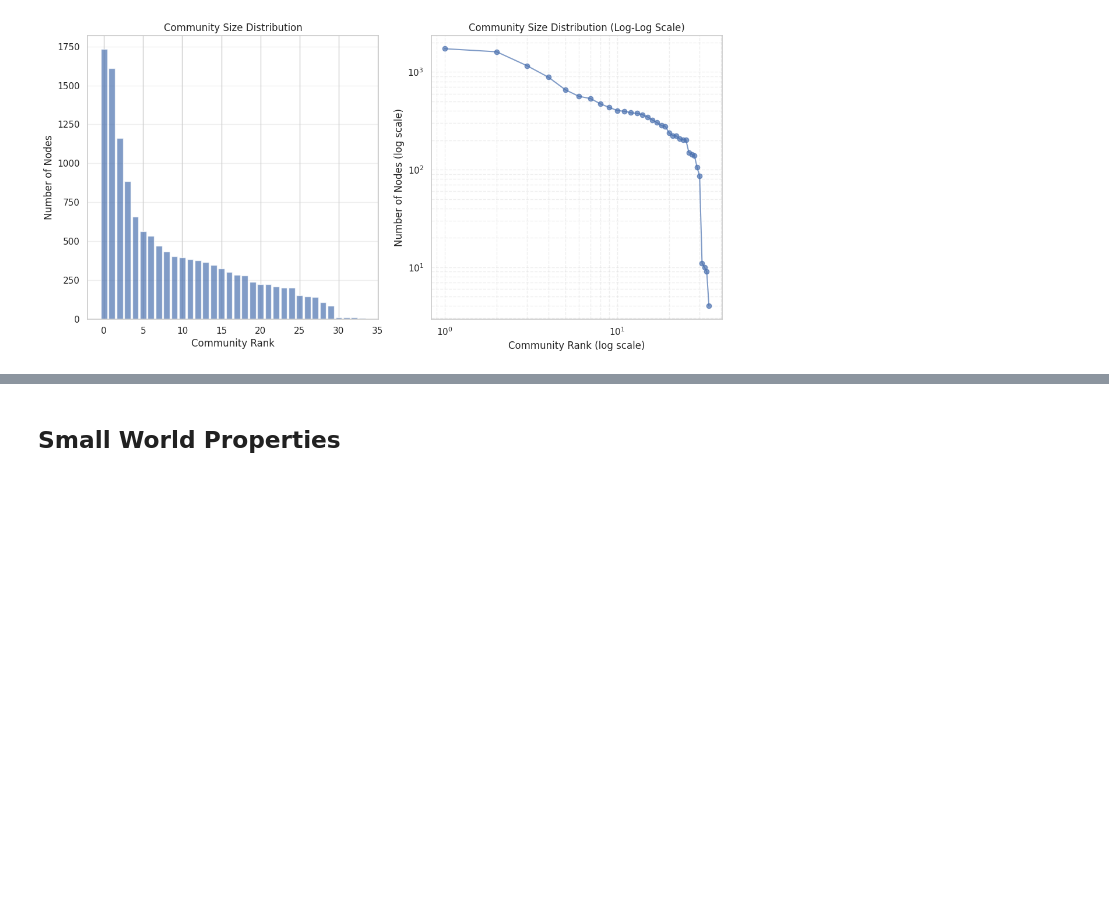
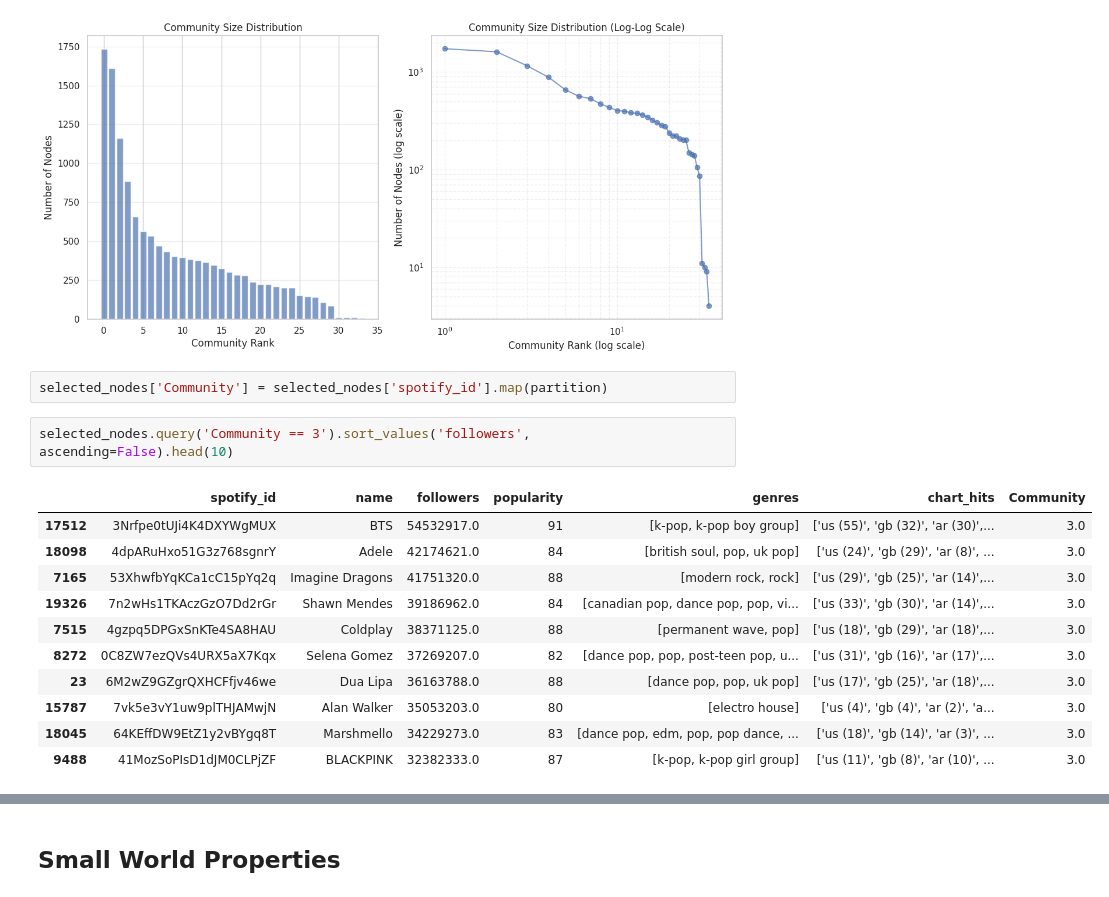
Before and after one commit to Jacky-KH-MOK/MSBD5008_PROJECT, a Jupyter notebook: PROJECT_CODE.ipynb, the cells around one changed output, grey strips where cells are left out. Drawn from its saved outputs; the diff is of its cells as text; blank space fills up the shorter version.

```diff
--- a/PROJECT_CODE.ipynb
+++ b/PROJECT_CODE.ipynb
@@ -454,3 +444,19 @@ Top 10 communities by size:
 | 17 | 17 | 433 |
 | 20 | 20 | 403 |
 [figure]
+# %%
+selected_nodes['Community'] = selected_nodes['spotify_id'].map(partition)
+# %%
+selected_nodes.query('Community == 3').sort_values('followers', ascending=False).head(10)
+# %% [output]
+|  | spotify_id | name | followers | popularity | genres | chart_hits | Community |
+| 17512 | 3Nrfpe0tUJi4K4DXYWgMUX | BTS | 54532917.0 | 91 | [k-pop, k-pop boy group] | ['us (55)', 'gb (32)', 'ar (30)',... | 3.0 |
+| 18098 | 4dpARuHxo51G3z768sgnrY | Adele | 42174621.0 | 84 | [british soul, pop, uk pop] | ['us (24)', 'gb (29)', 'ar (8)', ... | 3.0 |
+| 7165 | 53XhwfbYqKCa1cC15pYq2q | Imagine Dragons | 41751320.0 | 88 | [modern rock, rock] | ['us (29)', 'gb (25)', 'ar (14)',... | 3.0 |
+| 19326 | 7n2wHs1TKAczGzO7Dd2rGr | Shawn Mendes | 39186962.0 | 84 | [canadian pop, dance pop, pop, vi... | ['us (33)', 'gb (30)', 'ar (14)',... | 3.0 |
+| 7515 | 4gzpq5DPGxSnKTe4SA8HAU | Coldplay | 38371125.0 | 88 | [permanent wave, pop] | ['us (18)', 'gb (29)', 'ar (18)',... | 3.0 |
+| 8272 | 0C8ZW7ezQVs4URX5aX7Kqx | Selena Gomez | 37269207.0 | 82 | [dance pop, pop, post-teen pop, u... | ['us (31)', 'gb (16)', 'ar (17)',... | 3.0 |
+| 23 | 6M2wZ9GZgrQXHCFfjv46we | Dua Lipa | 36163788.0 | 88 | [dance pop, pop, uk pop] | ['us (17)', 'gb (25)', 'ar (18)',... | 3.0 |
+| 15787 | 7vk5e3vY1uw9plTHJAMwjN | Alan Walker | 35053203.0 | 80 | [electro house] | ['us (4)', 'gb (4)', 'ar (2)', 'a... | 3.0 |
+| 18045 | 64KEffDW9EtZ1y2vBYgq8T | Marshmello | 34229273.0 | 83 | [dance pop, edm, pop, pop dance, ... | ['us (18)', 'gb (14)', 'ar (3)', ... | 3.0 |
+| 9488 | 41MozSoPIsD1dJM0CLPjZF | BLACKPINK | 32382333.0 | 87 | [k-pop, k-pop girl group] | ['us (11)', 'gb (8)', 'ar (10)', ... | 3.0 |
```
Also changed, not shown: parts of 10 cells of this notebook, 1 other file.
